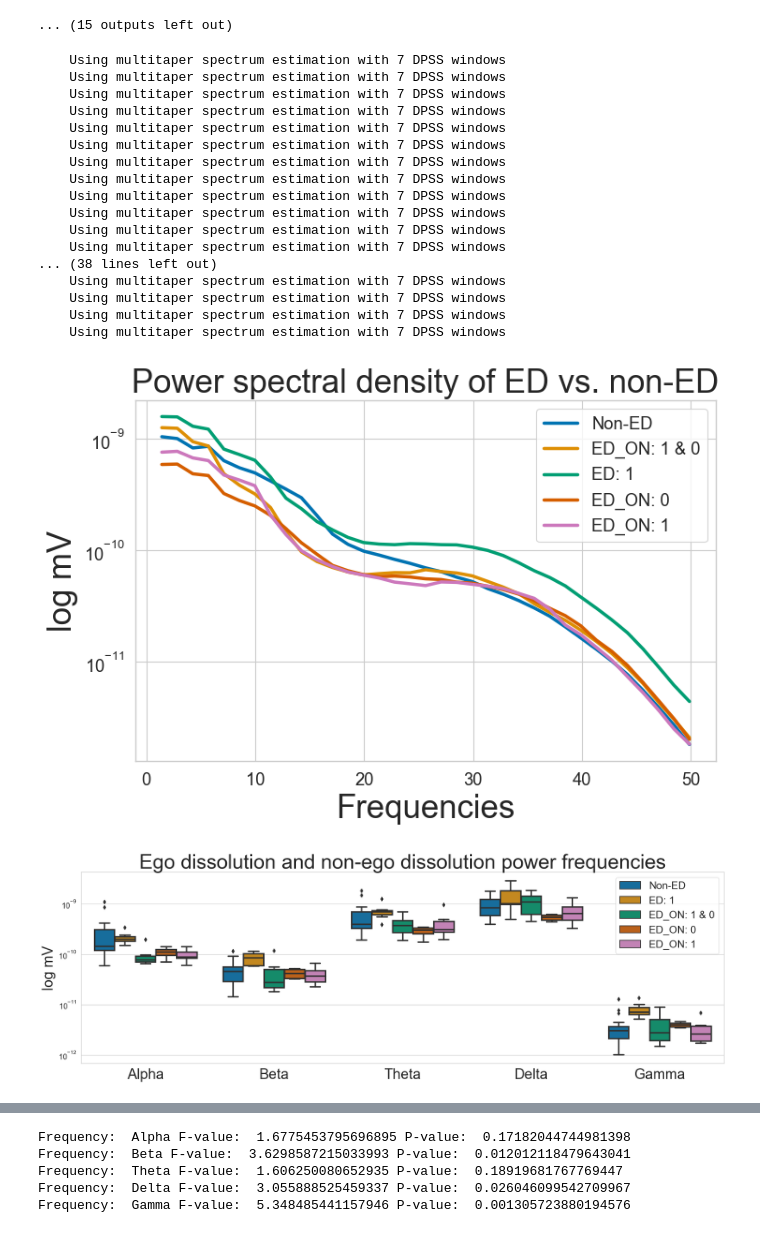
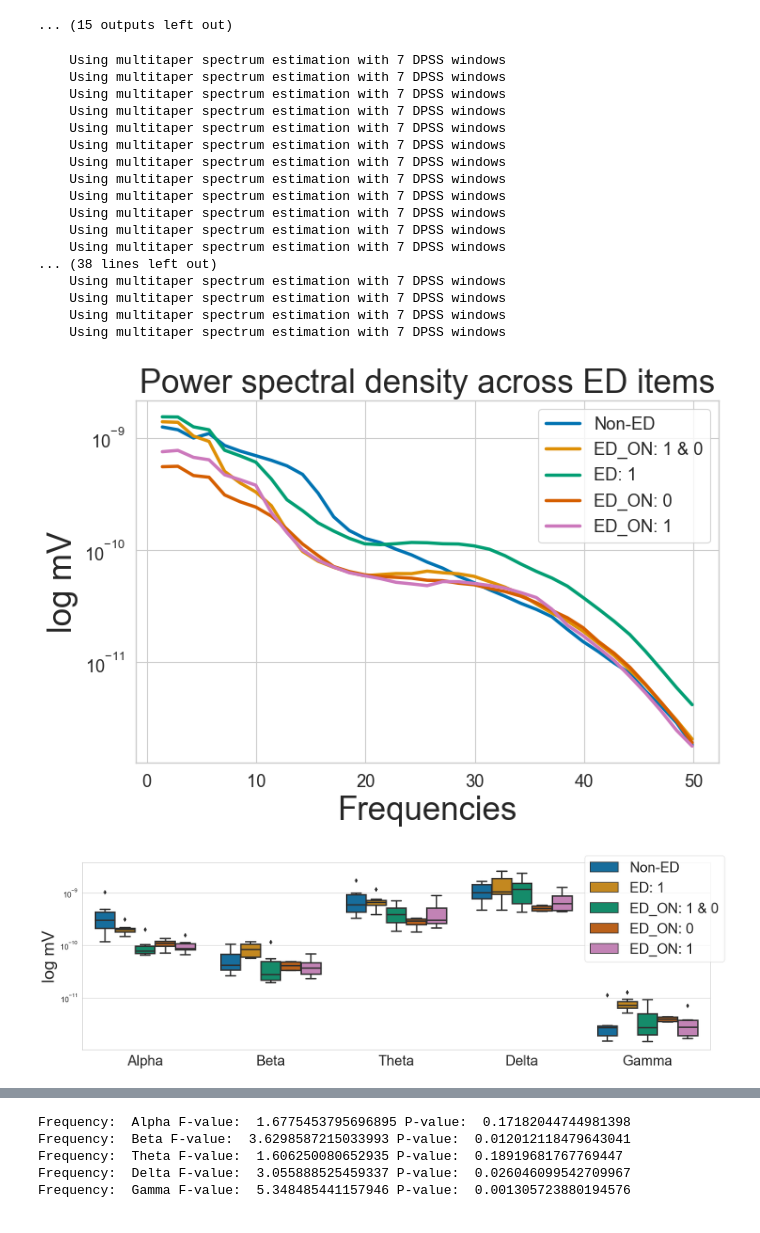
Before and after one commit to AndrlmMass/Ketamine-project, a Jupyter notebook: DataAnalysis/EEG_analysis/MainAnal/SpectrumAnalyses.ipynb, the cells around one changed output, grey strips where cells are left out. Cells and saved outputs as stored; diff of their text form; code cells hidden in the pictures.

```diff
--- a/DataAnalysis/EEG_analysis/MainAnal/SpectrumAnalyses.ipynb
+++ b/DataAnalysis/EEG_analysis/MainAnal/SpectrumAnalyses.ipynb
@@ -208,7 +208,7 @@ for cond in DataAd.keys():
                 else:
                     ED_sum = int(ED_sum)
                 psdss['ED: 1'].append(np.mean(np.mean(psds,axis=0),axis=0))
-        else:
+        elif cond == 'EC':
             psdss['Non-ED'].append(np.mean(np.mean(psds,axis=0),axis=0))
 
 import seaborn as sns
@@ -225,7 +225,7 @@ sns.lineplot(x=sfreq,y=list(np.mean(psdss['ED_ON: 1'],axis=0).T),label='ED_ON: 1
 plt.yscale('log')
 plt.xlabel('Frequencies', size=25)
 plt.ylabel('log mV', size=25)
-plt.title('Power spectral density of ED vs. non-ED', loc='center', size=25)
+plt.title('Power spectral density across ED items', loc='center', size=25)
 plt.legend()
 # Resize the figure to a specific size
 plt.gcf().set_size_inches(8, 5) # 6 inches by 4 inches
@@ -250,7 +250,7 @@ plt.savefig('M:\\pc\\Dokumenter\\GitHub\\Ketamine-project\\DataAnalysis\\EEG_ana
     Using multitaper spectrum estimation with 7 DPSS windows
     Using multitaper spectrum estimation with 7 DPSS windows
     Using multitaper spectrum estimation with 7 DPSS windows
-[figure, old version]
+[figure, new version]
 # %%
 ####Create boxplot of ED and non-ED####
 
@@ -261,35 +261,33 @@ plt.savefig('M:\\pc\\Dokumenter\\GitHub\\Ketamine-project\\DataAnalysis\\EEG_ana
 #Delta: 1-3 Hz
 #Gamma: 31-50 Hz
 
 
 #Create a dictionary with the frequencies
 freqs = {'Alpha':{'Non-ED':[], 'ED: 1':[], 'ED_ON: 1 & 0':[], 'ED_ON: 0':[], 'ED_ON: 1':[]},'Beta':{'Non-ED':[], 'ED: 1':[], 'ED_ON: 1 & 0':[], 'ED_ON: 0':[], 'ED_ON: 1':[]},'Theta':{'Non-ED':[], 'ED: 1':[], 'ED_ON: 1 & 0':[], 'ED_ON: 0':[], 'ED_ON: 1':[]},'Delta':{'Non-ED':[], 'ED: 1':[], 'ED_ON: 1 & 0':[], 'ED_ON: 0':[], 'ED_ON: 1':[]},'Gamma':{'Non-ED':[], 'ED: 1':[], 'ED_ON: 1 & 0':[], 'ED_ON: 0':[], 'ED_ON: 1':[]}}
 for cond in psdss.keys():
     for psd in psdss[cond]:
         freqs['Alpha'][cond].append(np.mean(psd[8:12],axis=0))
         freqs['Beta'][cond].append(np.mean(psd[13:30],axis=0))
         freqs['Theta'][cond].append(np.mean(psd[4:7],axis=0))
         freqs['Delta'][cond].append(np.mean(psd[1:3],axis=0))
         freqs['Gamma'][cond].append(np.mean(psd[31:50],axis=0))
 # Convert the dictionary to a long-form dataframe
 df = pd.DataFrame([(k1, k2, x) for k1,v1 in freqs.items() for k2,v2 in v1.items() for x in v2], columns=['Frequency', 'Condition', 'Value'])
 # Create a grouped boxplot
 sns.boxplot(x='Frequency', y='Value', hue='Condition', data=df, palette="colorblind")
 # Get the current axis object
 ax = plt.gca()
 # Set the size of minor x-axis ticks
 ax.tick_params(axis='x', which='major', labelsize=25)
 plt.xlabel(None)
 plt.yscale('log')
-plt.ylabel('log mV', size=25)
-plt.legend(loc=(1.01, 0.5))
-plt.title('Ego dissolution and non-ego dissolution power frequencies', size=35)
-plt.legend(fontsize=18)
+plt.ylabel('log mV', size=30)
+plt.legend(loc=(0.8, 0.47), fontsize=25)
 # Resize the figure to a specific size
 plt.gcf().set_size_inches(20, 6)
 #Save the plot to a file
 plt.savefig('M:\\pc\\Dokumenter\\GitHub\\Ketamine-project\\DataAnalysis\\EEG_analysis\\MainAnal\\SpectrumAnal\\psd_ed_comparison_boxplot.png',dpi=300)
 # Show the plot
 plt.show()
 # %% [output]
-[figure, old version]
+[figure, new version]
```
Also changed, not shown: parts of 19 cells of this notebook.
